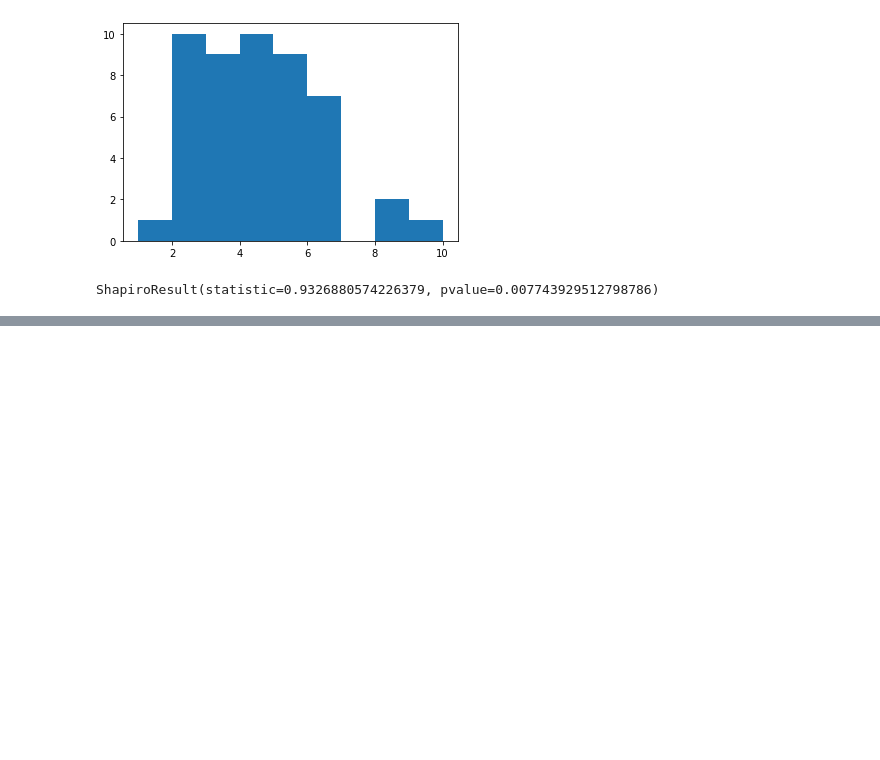
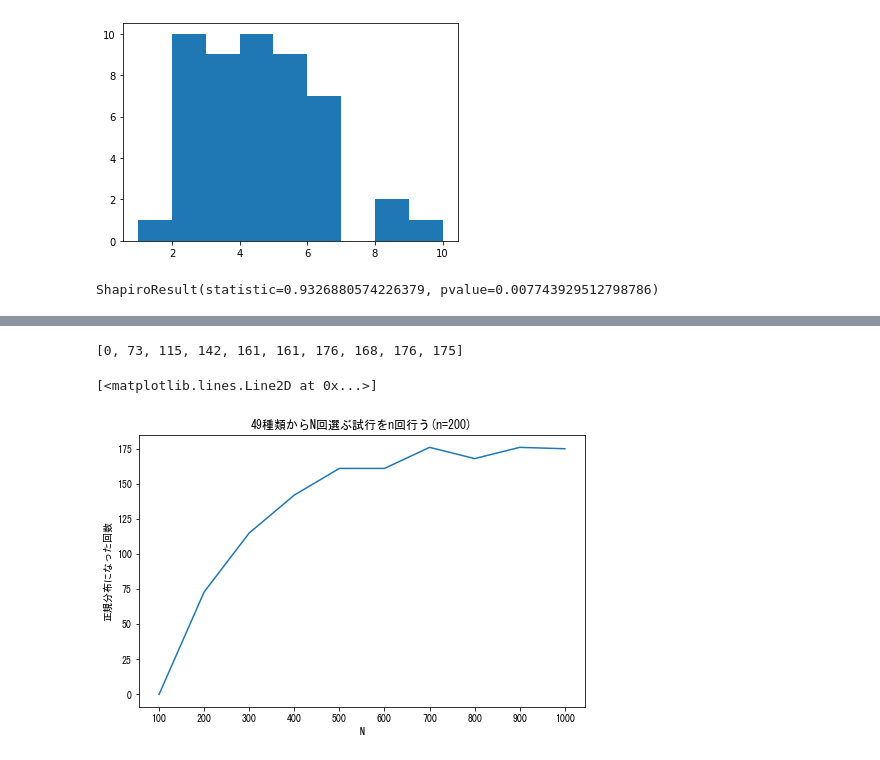
Before and after one commit to miyuki-01087/MarbleChocolateStickerCollection, a Jupyter notebook: Marble.ipynb, the cells around one changed output, grey strips where cells are left out. Cells and saved outputs as stored; diff of their text form; code cells hidden in the pictures; blank space fills up the shorter version.

```diff
--- a/Marble.ipynb
+++ b/Marble.ipynb
@@ -204,0 +211,44 @@ print("正規分布に従ったのは",n,"回のうち",counter_normal,"回")
+# %%
+# 上の処理を関数にする
+
+def LoopTrial(N, n):
+    counter_normal = 0
+    for i in range(n):
+        result = CountBySpecies(Trial(N))
+        df=pd.DataFrame(result)
+        if stats.shapiro(df).pvalue > 0.05:
+            counter_normal = counter_normal+1
+    return counter_normal
+# %%
+# 49種類からN回選ぶ試行をn回やって正規分布になった回数を調べる
+# n=200
+
+N_list = [100,200,300,400,500,600,700,800,900,1000]
+n = 200
+n_list = []
+result_list = []
+length = len(N_list)
+for i in range(length):
+    n_list.append(n)
+
+for I, i in zip(N_list, n_list):
+    counter_normal = LoopTrial(I, i)
+    result_list.append(counter_normal)
+
+print(result_list)
+
+N_list_index = []
+for i in range(length):
+    N_list_index.append(i)
+
+df=pd.DataFrame(result_list)
+plt.figure(figsize=(8,5))
+plt.title("49種類からN回選ぶ試行をn回行う(n=200)")
+plt.xticks(N_list_index, N_list)
+plt.xlabel("N")
+plt.ylabel("正規分布になった回数")
+plt.plot(df)
+# %% [output]
+[0, 73, 115, 142, 161, 161, 176, 168, 176, 175]
+[<matplotlib.lines.Line2D at 0x...>]
+[figure, added]
```
Also changed, not shown: parts of 7 cells of this notebook.
